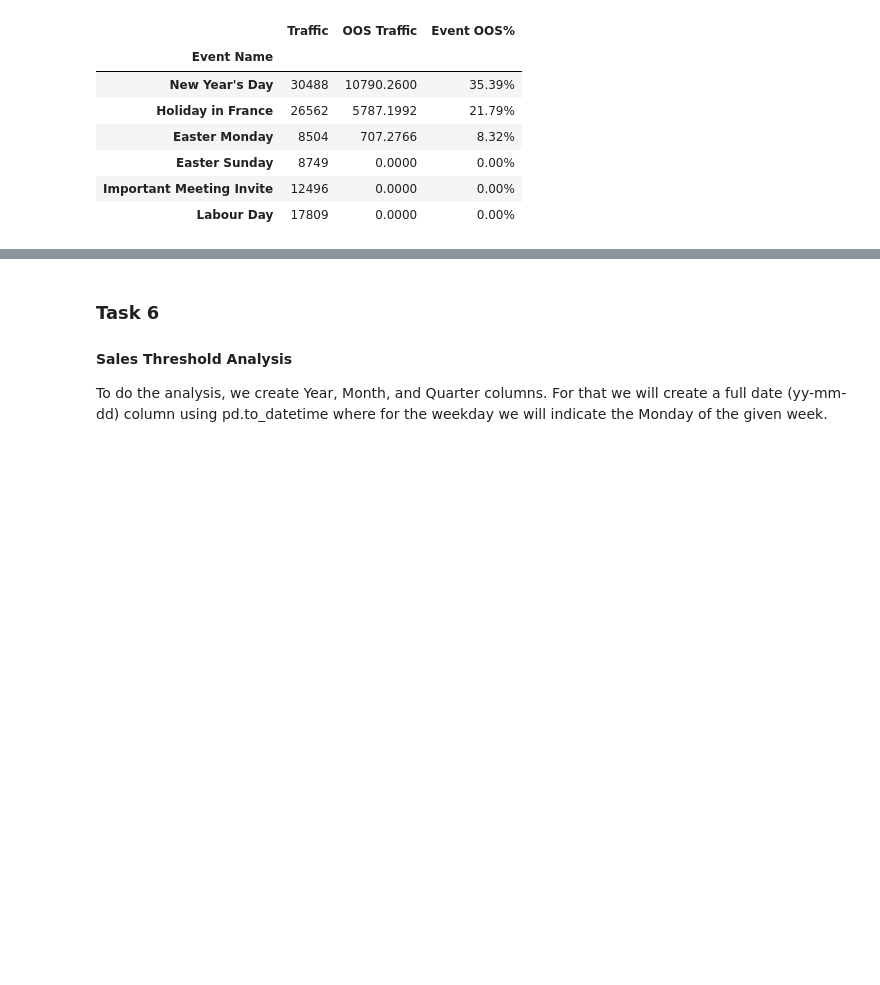
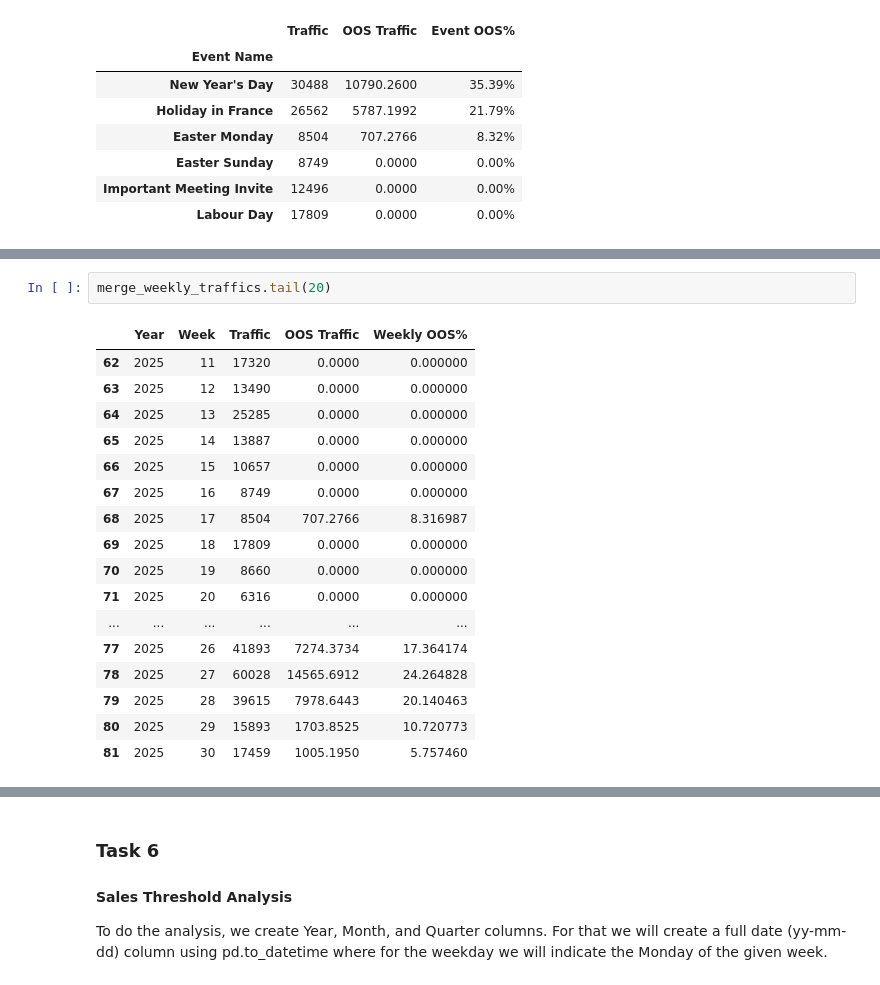
Before and after one commit to kseniyapiven/eCom, a Jupyter notebook: notebooks/analysis.ipynb, the cells around one changed output, grey strips where cells are left out. Drawn from its saved outputs; the diff is of its cells as text; blank space fills up the shorter version.

```diff
--- a/notebooks/analysis.ipynb
+++ b/notebooks/analysis.ipynb
@@ -711,0 +778,20 @@ Therefore, we see that New Year, Holiday in France, and Easter (Monday) had the
+# %%
+merge_weekly_traffics.tail(20)
+# %% [output]
+|  | Year | Week | Traffic | OOS Traffic | Weekly OOS% |
+| 62 | 2025 | 11 | 17320 | 0.0000 | 0.000000 |
+| 63 | 2025 | 12 | 13490 | 0.0000 | 0.000000 |
+| 64 | 2025 | 13 | 25285 | 0.0000 | 0.000000 |
+| 65 | 2025 | 14 | 13887 | 0.0000 | 0.000000 |
+| 66 | 2025 | 15 | 10657 | 0.0000 | 0.000000 |
+| 67 | 2025 | 16 | 8749 | 0.0000 | 0.000000 |
+| 68 | 2025 | 17 | 8504 | 707.2766 | 8.316987 |
+| 69 | 2025 | 18 | 17809 | 0.0000 | 0.000000 |
+| 70 | 2025 | 19 | 8660 | 0.0000 | 0.000000 |
+| 71 | 2025 | 20 | 6316 | 0.0000 | 0.000000 |
+| ... | ... | ... | ... | ... | ... |
+| 77 | 2025 | 26 | 41893 | 7274.3734 | 17.364174 |
+| 78 | 2025 | 27 | 60028 | 14565.6912 | 24.264828 |
+| 79 | 2025 | 28 | 39615 | 7978.6443 | 20.140463 |
+| 80 | 2025 | 29 | 15893 | 1703.8525 | 10.720773 |
+| 81 | 2025 | 30 | 17459 | 1005.1950 | 5.757460 |
```
Also changed, not shown: parts of 10 cells of this notebook.
